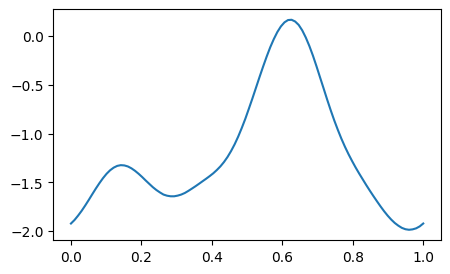
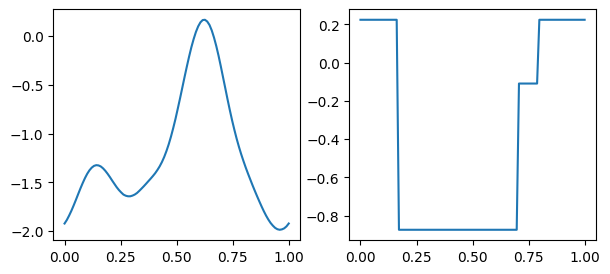
The notebook cell's code change between the first figure and the second:
--- before
+++ after
@@ -3,4 +3,7 @@
 u0 = grf.sample(x, jax.random.key(10))
 
-fig, ax = plt.subplots(1, 1, figsize=(5, 3))
-ax.plot(x, u0)
+step = PeriodicRandomStepFunction1D()
+u0_step = step.sample(x, jax.random.key(2))
+fig, axes = plt.subplots(1, 2, figsize=(7, 3))
+axes[0].plot(x, u0)
+axes[1].plot(x, u0_step)

Commit: Updates to data generation script to support different flux function and initial conditions. Experiments also under progress.